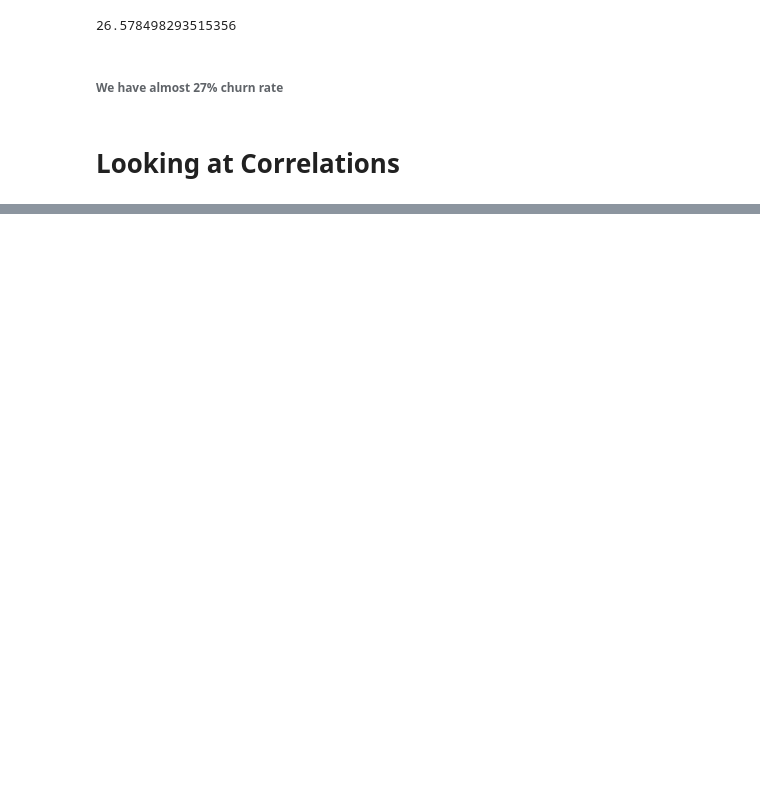
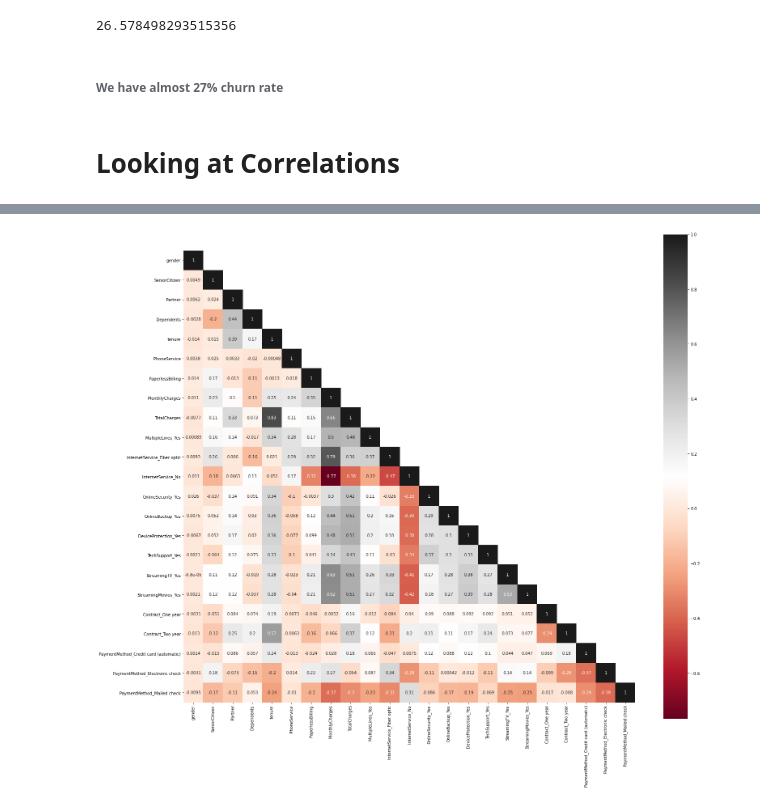
Before and after one commit to ml-nest/passion_projects, a Jupyter notebook: Customer-Churn-Telecom/final.ipynb, the cells around one changed output, grey strips where cells are left out. Drawn from its saved outputs; the diff is of its cells as text; code cells hidden in the pictures; blank space fills up the shorter version.

```diff
--- a/Customer-Churn-Telecom/final.ipynb
+++ b/Customer-Churn-Telecom/final.ipynb
@@ -455,0 +430,8 @@ operable program or batch file.
+# %%
+X_test = X_test.drop(['MultipleLines_No phone service','OnlineSecurity_No internet service','OnlineBackup_No internet service',
+'DeviceProtection_No internet service','TechSupport_No internet service','StreamingTV_No internet service',
+'StreamingMovies_No internet service'], 1)
+
+X_train = X_train.drop(['MultipleLines_No phone service','OnlineSecurity_No internet service','OnlineBackup_No internet service',
+'DeviceProtection_No internet service','TechSupport_No internet service','StreamingTV_No internet service',
+'StreamingMovies_No internet service'], 1)
@@ -455,0 +462,13 @@ operable program or batch file.
+# %%
+# plt.figure(figsize = (22,20))
+# sns.heatmap(X_train.corr(),annot = True, cmap="viridis")
+# plt.show()
+cor_mat= X_train.corr()
+mask = np.array(cor_mat)
+mask[np.tril_indices_from(mask)] = False
+fig=plt.gcf()
+fig.set_size_inches(25,22)
+sns.heatmap(cor_mat,mask=mask,square=True,annot=True,cbar=True,cmap="RdGy")
+plt.show()
+# %% [output]
+[figure, added]
```
Also changed, not shown: parts of 139 cells of this notebook.
